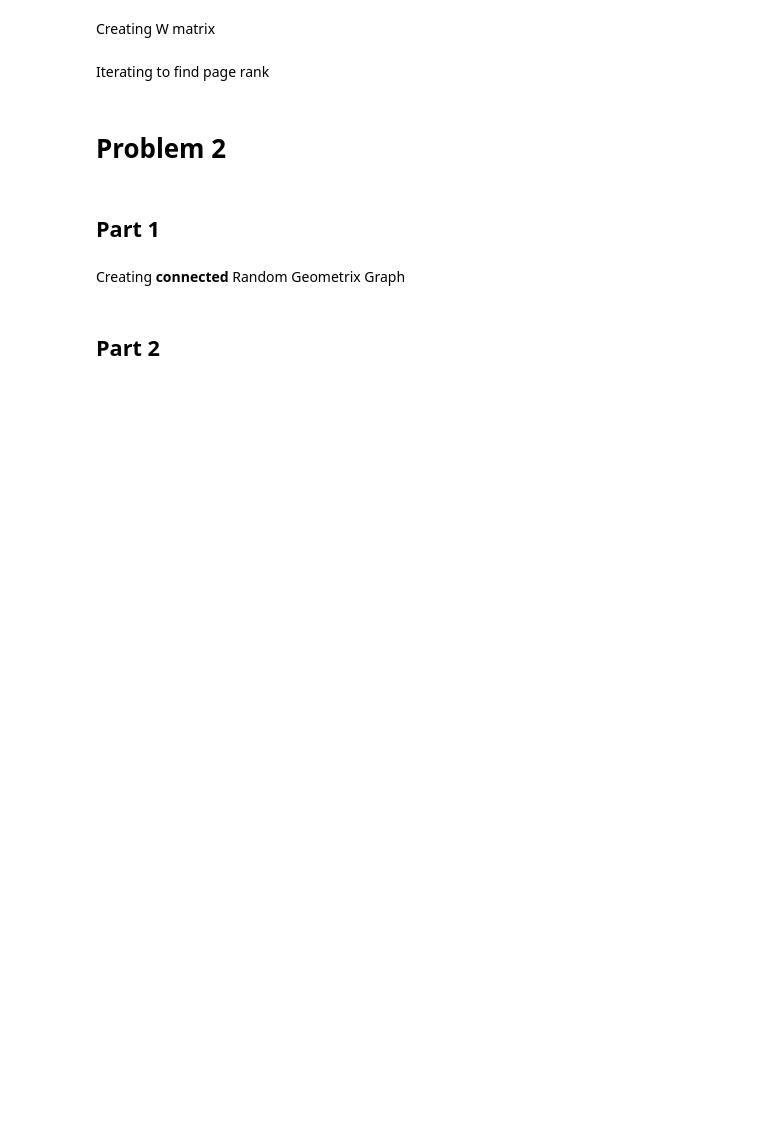
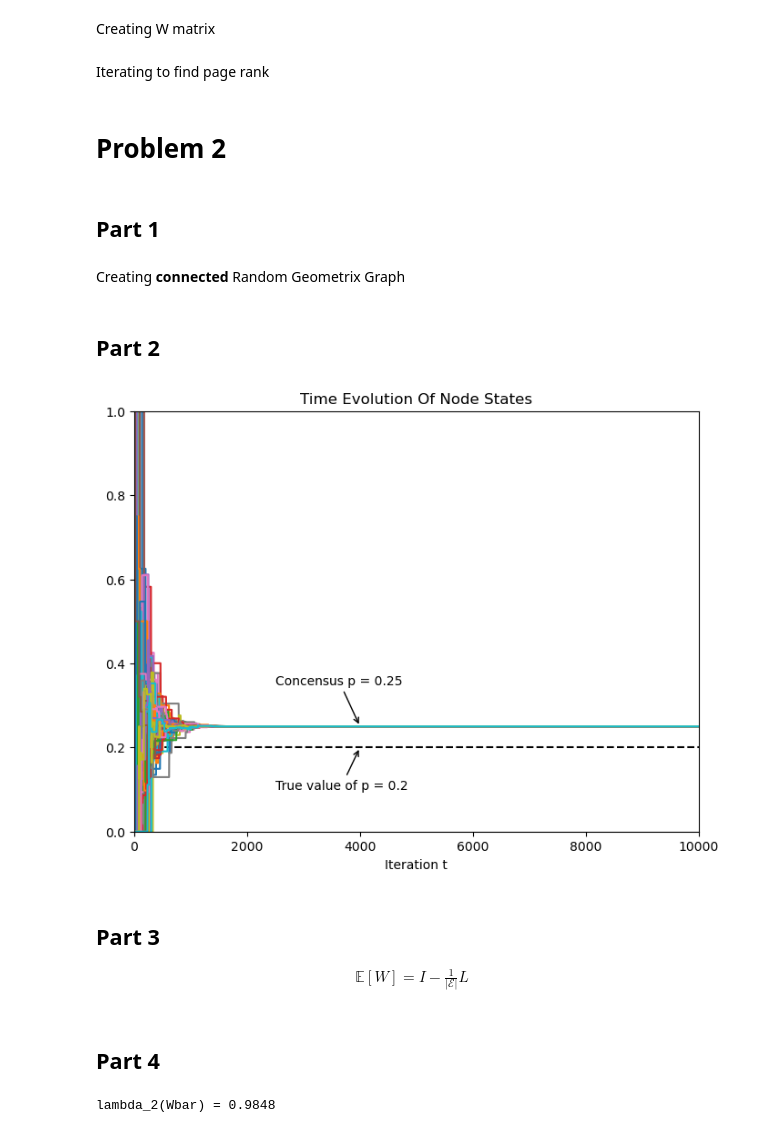
Before and after one commit to QuiteFiber93/eel6878, a Jupyter notebook: midterm/midterm.ipynb, the cells around one changed output. Cells and saved outputs as stored; diff of their text form; code cells hidden in the pictures; blank space fills up the shorter version.

```diff
--- a/midterm/midterm.ipynb
+++ b/midterm/midterm.ipynb
@@ -116,9 +115,70 @@ def next_state(x, edgelist, rng):
 
     return x_new
 # %%
-x = x0
-x_hist = {}
-for n in range(100):
+x = rng.binomial(1, p=p, size = N).astype(float)
+T = 10000
 
-    x_hist[n] = x
-    x = next_state(x, list(G.edges()), rng)
+# x0 and T next steps
+x_hist = np.zeros((T+1, N))
+
+# Adding first entry
+x_hist[0] = x
+
+# Iterating
+for n in range(1, T + 1):
+
+    x_hist[n] = next_state(x_hist[n-1], list(G.edges()), rng)
+# %%
+fig = plt.figure(figsize = (8, 6))
+ax = plt.gca()
+
+t = [n for n in range(T+1)]
+
+plt.axhline(p, color=(0, 0, 0, 1), linestyle='--')
+
+
+
+concensus = x_hist[-1, 0]
+if x_hist[-1, 0] - 0.1 > 0 and x_hist[-1, 0] < p:
+    xytext = (2500, x_hist[-1, 0] - 0.1)
+    ptext = (2500, p + 0.1)
+
+elif x_hist[-1, 0] > p:
+    xytext = (2500, x_hist[-1, 0] + 0.1)
+    ptext = (2500, p - 0.1)
+
+elif x_hist[-1, 0] - 0.1 < 0 and x_hist[-1, 0] < p:
+    xytext = (2500, x_hist[-1, 0] + 0.05)
+    ptext = (2500, p + 0.1)
+
+ax.annotate(f"True value of p = {p}", xytext=ptext, xy=(4000, p),
+            arrowprops=dict(arrowstyle="->"))
+ax.annotate(f"Concensus p = {x_hist[-1, 0]:3g}", xytext=xytext, xy=(4000, x_hist[-1, 0]),
+            arrowprops=dict(arrowstyle="->"))
+
+for node in range(N):
+    plt.plot(t, x_hist[:, node])
+
+plt.xlim((0, T))
+plt.ylim((0, 1))
+
+plt.title('Time Evolution of Node States'.title())
+plt.xlabel('Iteration t')
+plt.ylabel('')
+plt.show()
+# %% [output]
+[figure, added]
+# %% [markdown]
+## Part 3
+
+\begin{gather*}
+\mathbb{E}\left[ W \right] = I - \frac{1}{|\mathcal{E}|} L
+\end{gather*}
+# %% [markdown]
+## Part 4
+# %%
+Wbar = np.eye(N) - 1/len(G.edges()) * nx.laplacian_matrix(G).toarray()
+lambda2 = np.linalg.eig(Wbar)[0][1]
+print(f"lambda_2(Wbar) = {lambda2:0.4f}")
+# %% [output]
+lambda_2(Wbar) = 0.9848
```
Also changed, not shown: parts of 3 cells of this notebook.
